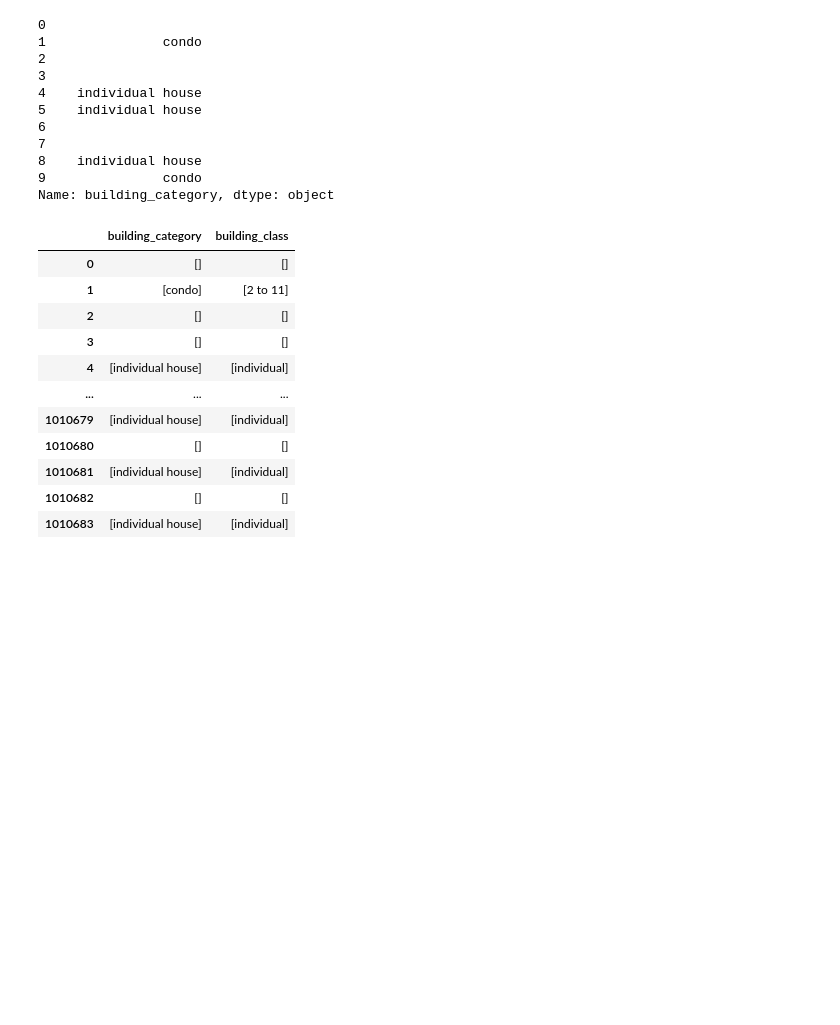
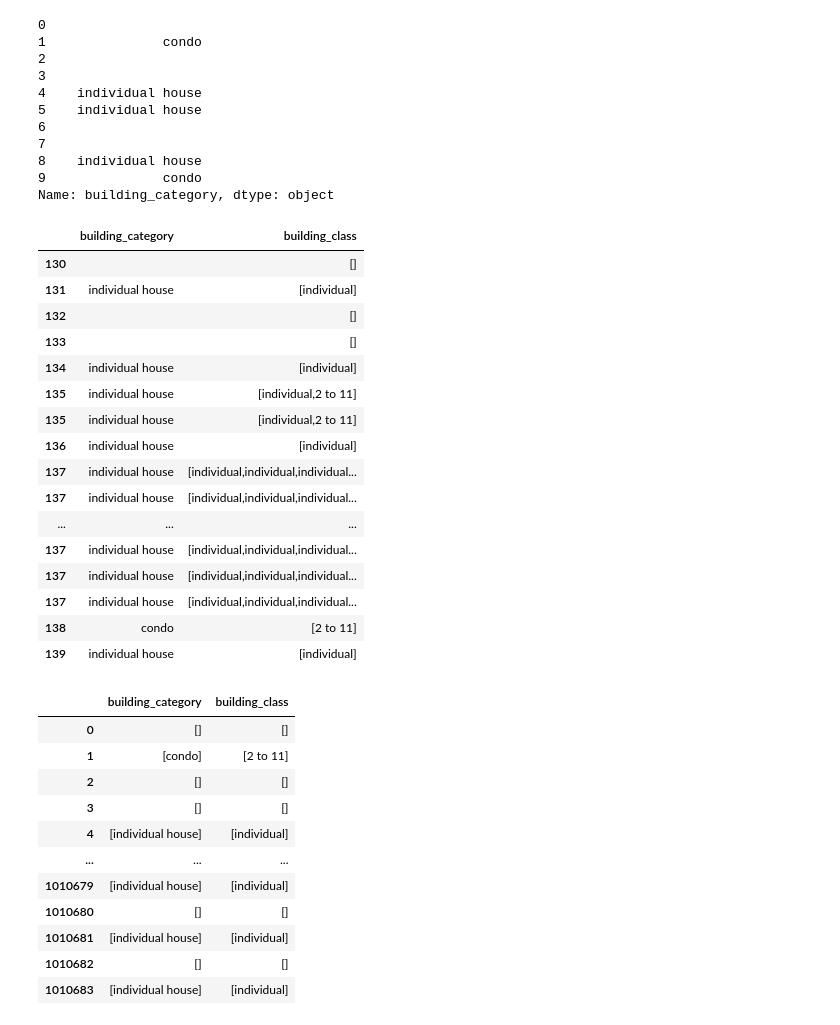
Before and after one commit to FrankFacundo/ComputerScience-Data, a Jupyter notebook: Data/DataScience/StudyCases-Challenge/Hickaton/my_work/challenge.ipynb, the cells around one changed output. Cells and saved outputs as stored; diff of their text form; code cells hidden in the pictures; blank space fills up the shorter version.

```diff
--- a/Data/DataScience/StudyCases-Challenge/Hickaton/my_work/challenge.ipynb
+++ b/Data/DataScience/StudyCases-Challenge/Hickaton/my_work/challenge.ipynb
@@ -371,3 +368,23 @@ df_col_sample['building_category']
 8    individual house
 9               condo
 Name: building_category, dtype: object
+# %%
+df_col_sample.assign(building_category=df_col_sample.building_category.str.split(",")).explode('building_category')
+# %% [output]
+|  | building_category | building_class |
+| 130 |  | [] |
+| 131 | individual house | [individual] |
+| 132 |  | [] |
+| 133 |  | [] |
+| 134 | individual house | [individual] |
+| 135 | individual house | [individual,2 to 11] |
+| 135 | individual house | [individual,2 to 11] |
+| 136 | individual house | [individual] |
+| 137 | individual house | [individual,individual,individual... |
+| 137 | individual house | [individual,individual,individual... |
+| ... | ... | ... |
+| 137 | individual house | [individual,individual,individual... |
+| 137 | individual house | [individual,individual,individual... |
+| 137 | individual house | [individual,individual,individual... |
+| 138 | condo | [2 to 11] |
+| 139 | individual house | [individual] |
```
Also changed, not shown: parts of 7 cells of this notebook.
